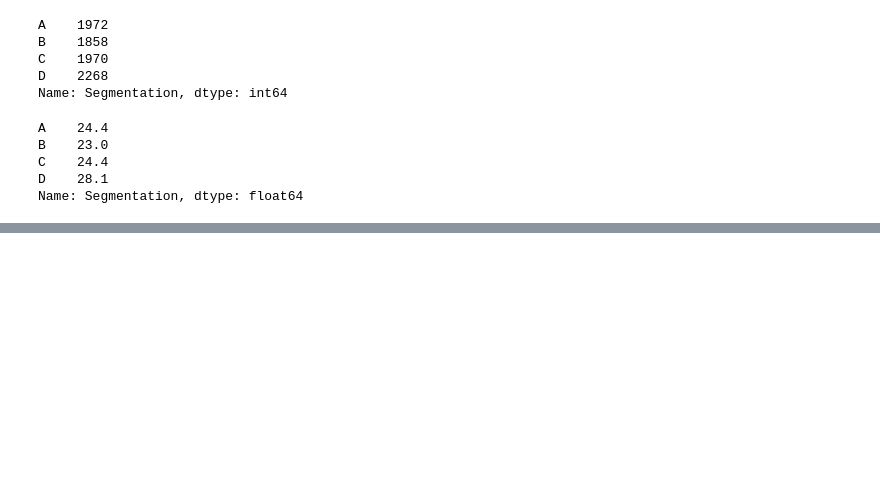
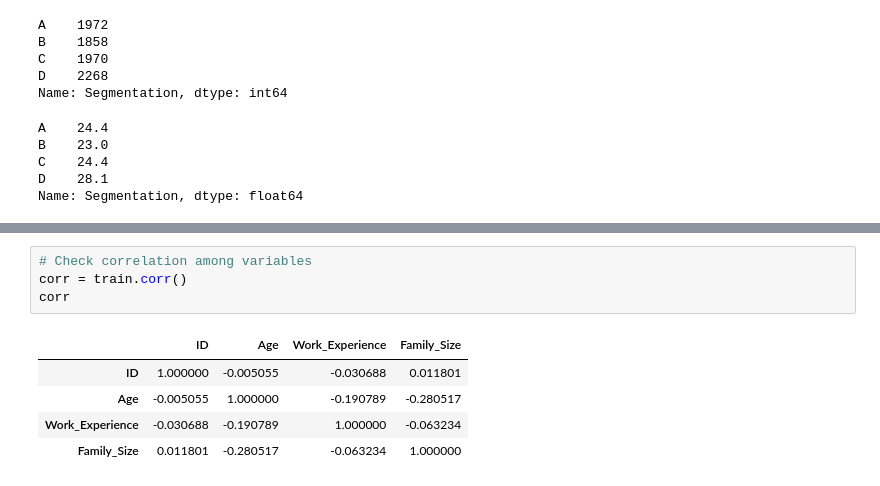
Before and after one commit to giannisbasa/Customer-Segmentation, a Jupyter notebook: 1. Coding/Customer_segmentation.ipynb, the cells around one changed output, grey strips where cells are left out. Drawn from its saved outputs; the diff is of its cells as text; blank space fills up the shorter version.

```diff
--- a/1. Coding/Customer_segmentation.ipynb
+++ b/1. Coding/Customer_segmentation.ipynb
@@ -372,0 +450,10 @@ Name: Segmentation, dtype: float64
+# %%
+# Check correlation among variables
+corr = train.corr()
+corr
+# %% [output]
+|  | ID | Age | Work_Experience | Family_Size |
+| ID | 1.000000 | -0.005055 | -0.030688 | 0.011801 |
+| Age | -0.005055 | 1.000000 | -0.190789 | -0.280517 |
+| Work_Experience | -0.030688 | -0.190789 | 1.000000 | -0.063234 |
+| Family_Size | 0.011801 | -0.280517 | -0.063234 | 1.000000 |
```
Also changed, not shown: parts of 9 cells of this notebook.
